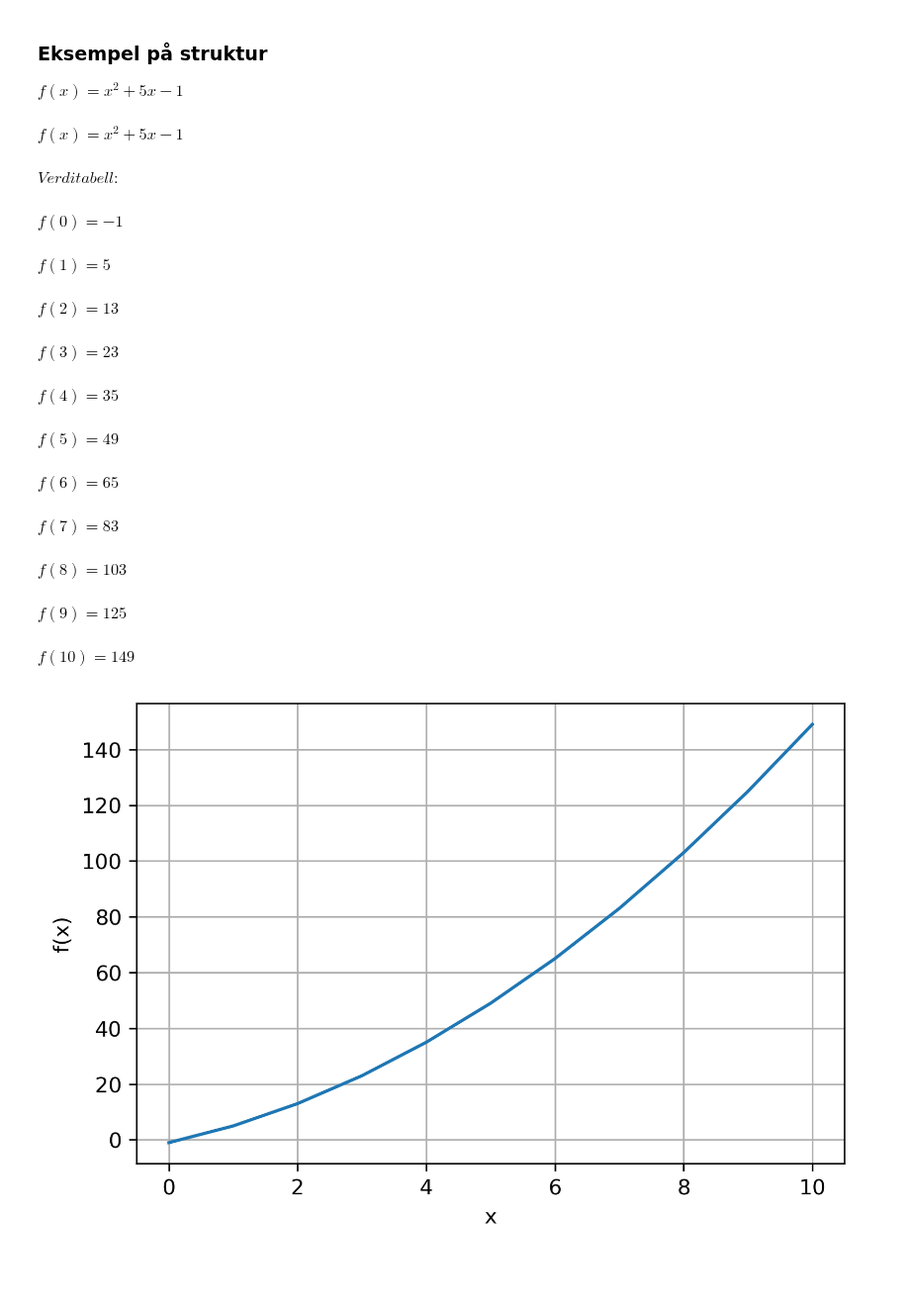
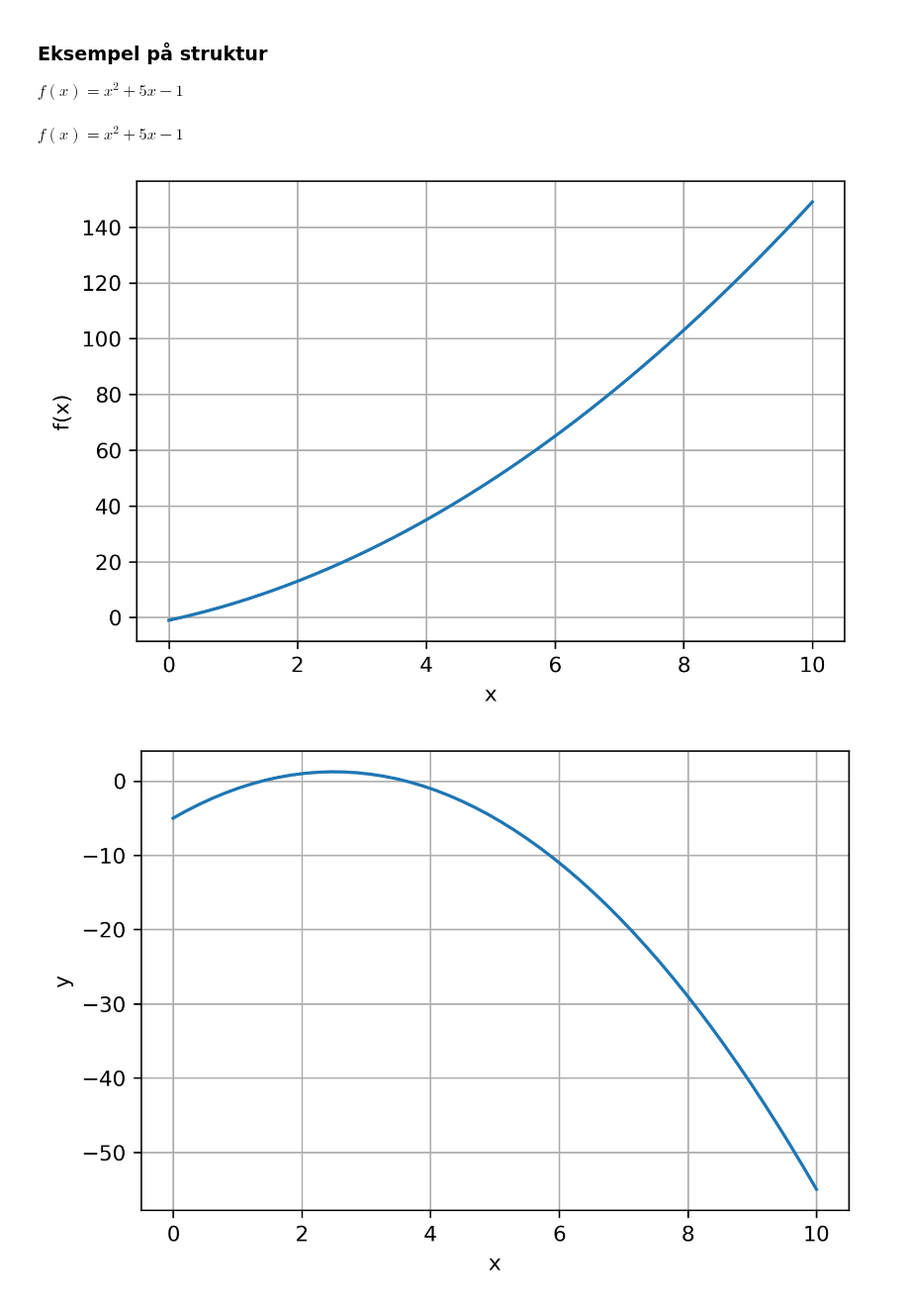
Before and after one commit to christoffer-s/notebooks, a Jupyter notebook: R2.ipynb, the cells around one changed output. Shown at 99% size. Cells and saved outputs as stored; diff of their text form; code cells hidden in the pictures; blank space fills up the shorter version.

```diff
--- a/R2.ipynb
+++ b/R2.ipynb
@@ -35,12 +35,20 @@ Github repo: [`github.com/christoffer-s/notebooks`](https://github.com/christoff
 ## Setup
 ### Obligatorisk kode
 # %%
-from IPython.display import display, Latex      # printe i latex
-from matplotlib import pyplot as plt            # grafing
-import matplotlib as mpl                        # justere oppløsning til graf
+from IPython.display import display, Latex      # printe matte
+from matplotlib import rcParams, pyplot as plt  # grafing
 import numpy as np                              # numpy
 
-mpl.rcParams['figure.dpi'] = 300                # setter oppløsning for graf
+rcParams['figure.dpi'] = 300                    # setter oppløsning for graf
+
+def graph(x, y, x_lab, y_lab):                   # kode for å plotte graf
+    ''' input:  x values, y values, x label, y label
+        output: matplotlib plot graph'''
+    plt.grid()
+    plt.plot(x, y)
+    plt.xlabel(x_lab)
+    plt.ylabel(y_lab)
+    plt.show()
 # %% [markdown]
 ### Eksempel på struktur
 
@@ -49,41 +57,28 @@ $f(x) = x^2 + 5x - 1  $
 display(Latex(f"$f(x) = x^2 + 5x - 1$"))       # printer funksjonsuttrykket i latex
 print("")
 
-def f(x):                                      # funksjonen, alle funksjoner skal være dok.
+def f(x):                                      # funksjonen, alle funksjoner bør være dok.
     ''' input:  x
         output: x^3 + 5x - 1 '''
     return x**2 + 5*x - 1                      # funksjonsutrykket for python
 
-x_val = []                                     # listen til x-verdier
-y_val = []                                     # listen til y-verdier (f(x))
+x = np.linspace(0, 10)
+y = f(x)
 
-display(Latex(f"$ Verditabell: $"))            # printer i latex
-for i in range(0, 11):                         # loop som går fra 0 til og med 10
-    x_val.append(i)                            # legger i til x-verdi listen
-    y_val.append(f(i))                         # legger f(i) til y-verdi listen
-    display(Latex(f"$f({i}) = {f(i)}$"))       # printer verditabell for gitt i verdi
 
-print("")
-plt.grid()                                     # kode for å plotte graf
-plt.plot(x_val, y_val)
-plt.xlabel("x")
-plt.ylabel("f(x)")
-plt.show()
+graph(x, y, "x", "f(x)")                # tegner graf
 # %% [output]
 $f(x) = x^2 + 5x - 1$
-$ Verditabell: $
-$f(0) = -1$
-$f(1) = 5$
-$f(2) = 13$
-$f(3) = 23$
-$f(4) = 35$
-$f(5) = 49$
-$f(6) = 65$
-$f(7) = 83$
-$f(8) = 103$
-$f(9) = 125$
-$f(10) = 149$
 [figure]
+# %%
+def f(x):
+    return -x**2 + 5*x - 5
+
+x = np.linspace(0, 10)
+
+graph(x, f(x), "x", "y")
+# %% [output]
+[figure, added]
 # %% [markdown]
 ----
 
```
Also changed, not shown: parts of 3 cells of this notebook, 1 other file.
